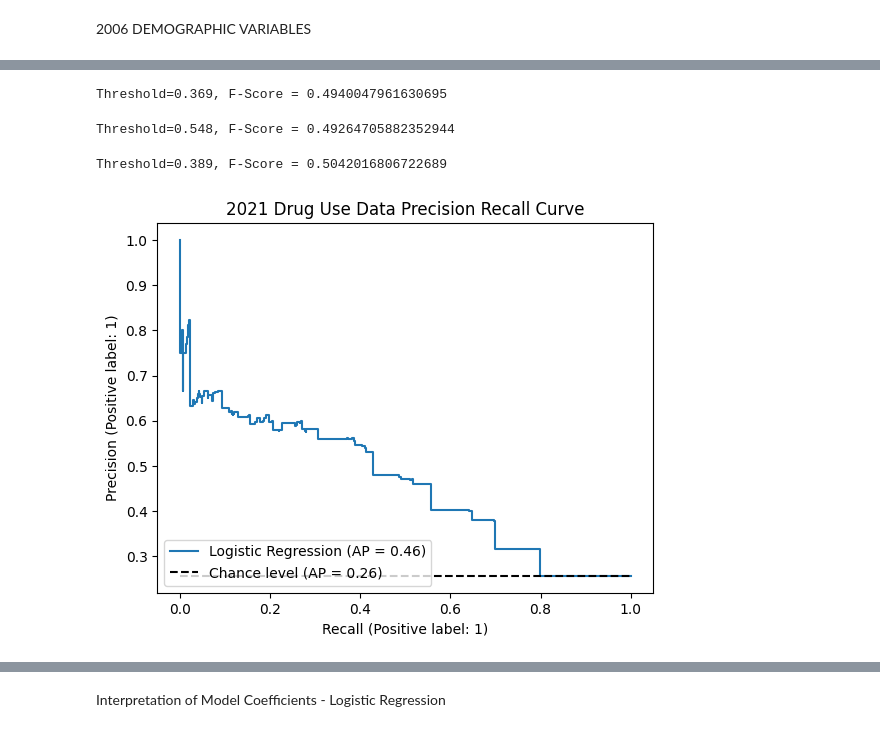
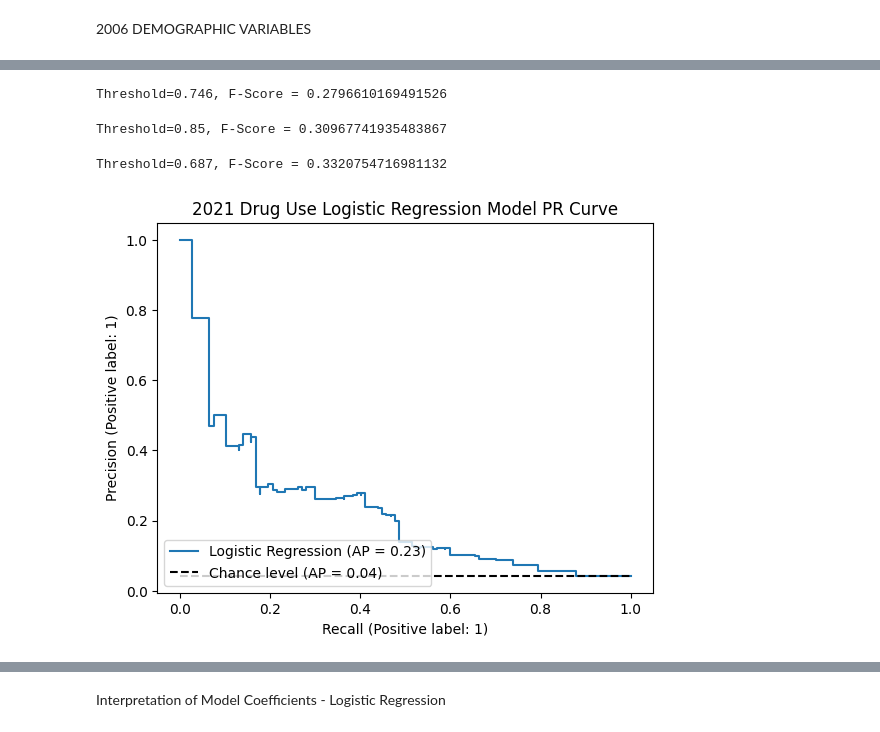
Before and after one commit to HotelTango314/dsa5900, a Jupyter notebook: NSDUH_Explore.ipynb, the cells around one changed output, grey strips where cells are left out. Cells and saved outputs as stored; diff of their text form; code cells hidden in the pictures.

```diff
--- a/NSDUH_Explore.ipynb
+++ b/NSDUH_Explore.ipynb
@@ -62,2 +77,2 @@ len(tw1)
 # %%
-tw1["CLASS"] = tw1["OPIANYYR"]
+tw1["CLASS"] = tw1["OPINMYR"]
@@ -1358,26 +1110,26 @@ plot_f1_search(dm_six_tree_score,
 # %%
 #2021 Drug Use dtree
-du_tw1_tree_final = tree_pipe(5,3,.4,.7).fit(du_tw1_trainX,du_tw1_trainy)
+du_tw1_tree_final = tree_pipe(5,2,.2,.7).fit(du_tw1_trainX,du_tw1_trainy)
 du_tw1_tree_score = threshold_search(du_tw1_tree_final,du_tw1_testX,du_tw1_testy)
 # %% [output]
-Threshold=0.369, F-Score = 0.4940047961630695
+Threshold=0.746, F-Score = 0.2796610169491526
 # %%
 #2021 Drug Use Bayes
-du_tw1_bayes_final = bayes_pipe(False,5,.4,.8).fit(du_tw1_trainX,du_tw1_trainy)
+du_tw1_bayes_final = bayes_pipe(False,3,.1,.6).fit(du_tw1_trainX,du_tw1_trainy)
 du_tw1_bayes_score = threshold_search(du_tw1_bayes_final,du_tw1_testX,du_tw1_testy)
 # %% [output]
-Threshold=0.548, F-Score = 0.49264705882352944
+Threshold=0.85, F-Score = 0.30967741935483867
 # %%
 #2021 Drug Use Logit
-du_tw1_logit_final = logit_pipe(.01,5,.4,.7).fit(du_tw1_trainX,du_tw1_trainy)
+du_tw1_logit_final = logit_pipe(.0001,2,.1,.8).fit(du_tw1_trainX,du_tw1_trainy)
 du_tw1_logit_score = threshold_search(du_tw1_logit_final,du_tw1_testX.astype(float),du_tw1_testy)
 # %% [output]
-Threshold=0.389, F-Score = 0.5042016806722689
+Threshold=0.687, F-Score = 0.3320754716981132
 # %%
 display = PrecisionRecallDisplay.from_estimator(du_tw1_logit_final,du_tw1_testX.astype(float),du_tw1_testy,name="Logistic Regression",plot_chance_level=True)
-_ = display.ax_.set_title("2021 Drug Use Data Precision Recall Curve")
+_ = display.ax_.set_title("2021 Drug Use Logistic Regression Model PR Curve")
 # %% [output]
-[figure, old version]
+[figure, new version]
 # %%
 plot_f1_search(du_tw1_tree_score,
                du_tw1_bayes_score,
```
Also changed, not shown: parts of 100 cells of this notebook, 1 other file.
